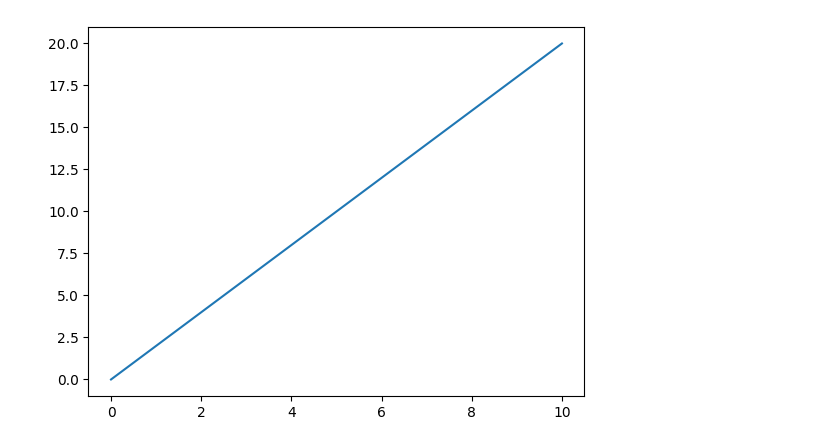
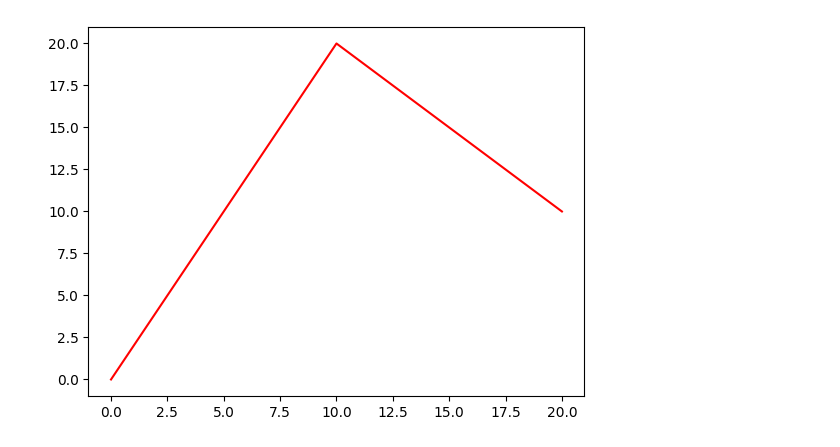
Before and after one commit to TaRa1999R/Data_Science, a Jupyter notebook: assignment36/3_matplotlib.ipynb, the cells around one changed output. Saved outputs shown, nothing was run; the diff lists cells and outputs as text; code cells hidden in the pictures.

```diff
--- a/assignment36/3_matplotlib.ipynb
+++ b/assignment36/3_matplotlib.ipynb
@@ -2,9 +2,10 @@
 import numpy as np
 import matplotlib.pyplot as plt
 # %%
-x = np.array ([0 , 10])
-y = np.array ([0 , 20])
-plt.plot (x , y)
-plt.show ()
+x = np.array ([0 , 10 , 20])
+y = np.array ([0 , 20 , 10])
-# %% [output]
-[figure, removed]
+# %%
+plt.plot (x , y , c = 'red')
+plt.show ()
+# %% [output]
+[figure, added]
```
Also changed, not shown: parts of 2 cells of this notebook.
